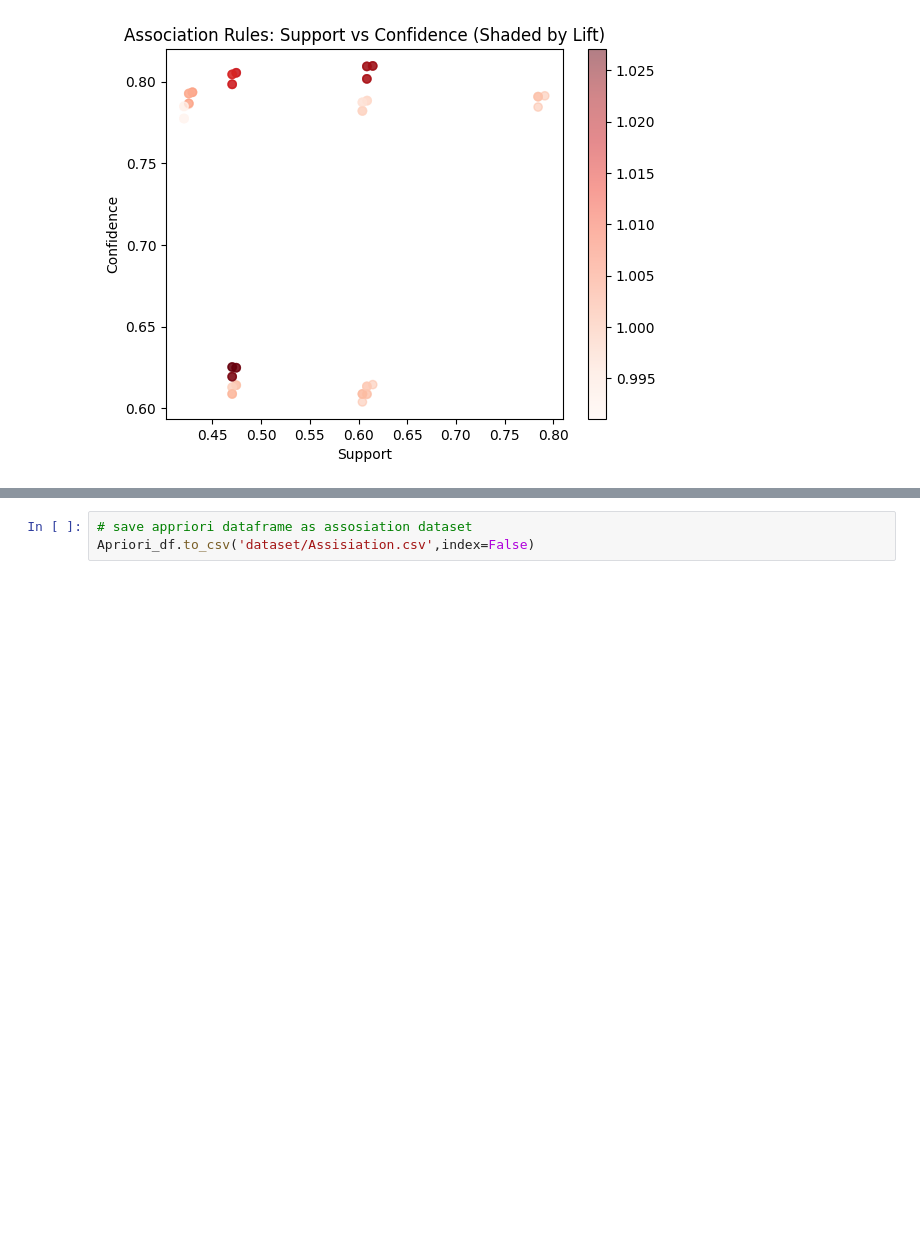
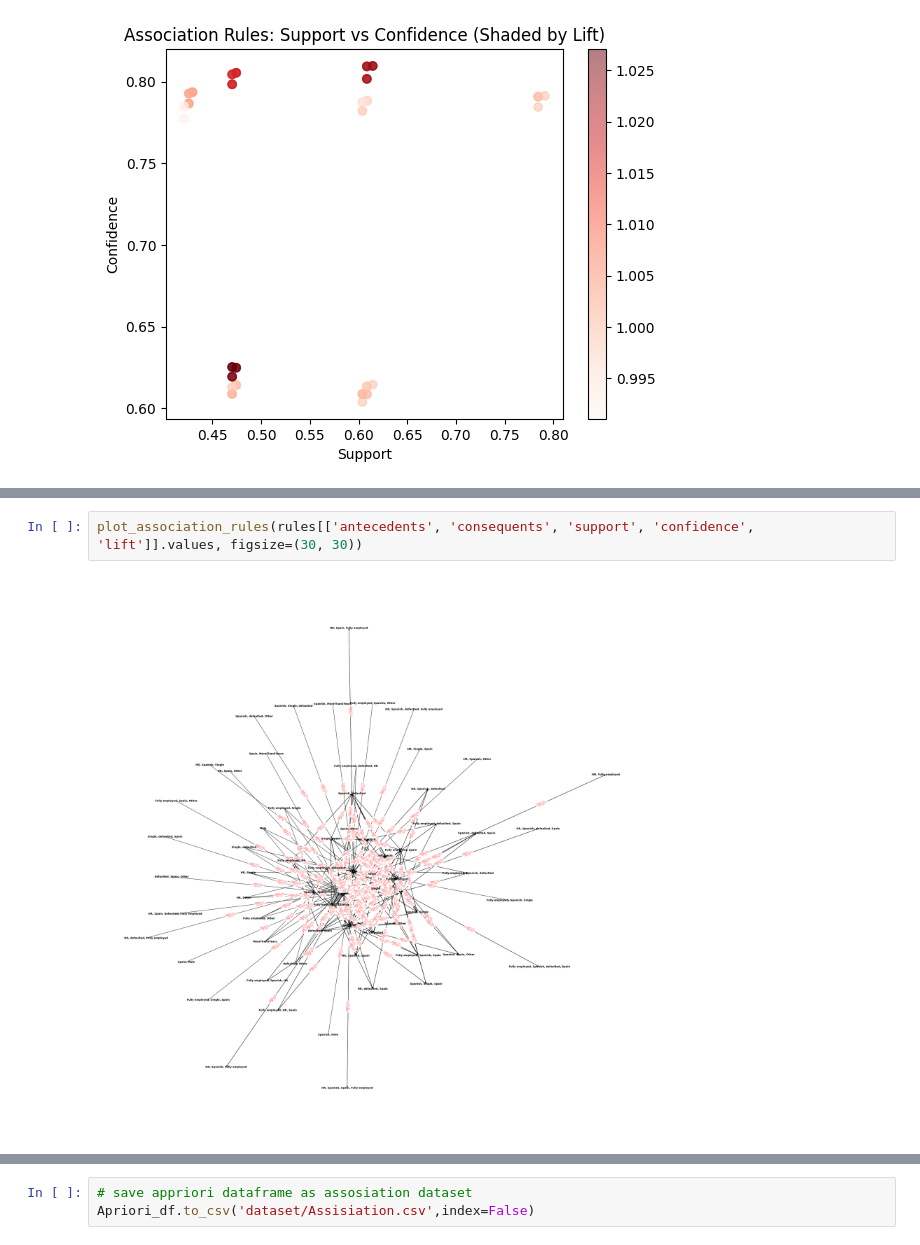
Before and after one commit to khaHesham/Credit-Risk-Modelling, a Jupyter notebook: 3_Assosiation.ipynb, the cells around one changed output, grey strips where cells are left out. Cells and saved outputs as stored; diff of their text form; blank space fills up the shorter version.

```diff
--- a/3_Assosiation.ipynb
+++ b/3_Assosiation.ipynb
@@ -269,0 +310,4 @@ plt.show()
+# %%
+plot_association_rules(rules[['antecedents', 'consequents', 'support', 'confidence', 'lift']].values, figsize=(30, 30))
+# %% [output]
+[figure, added]
```
Also changed, not shown: parts of 8 cells of this notebook, 4 other files.
